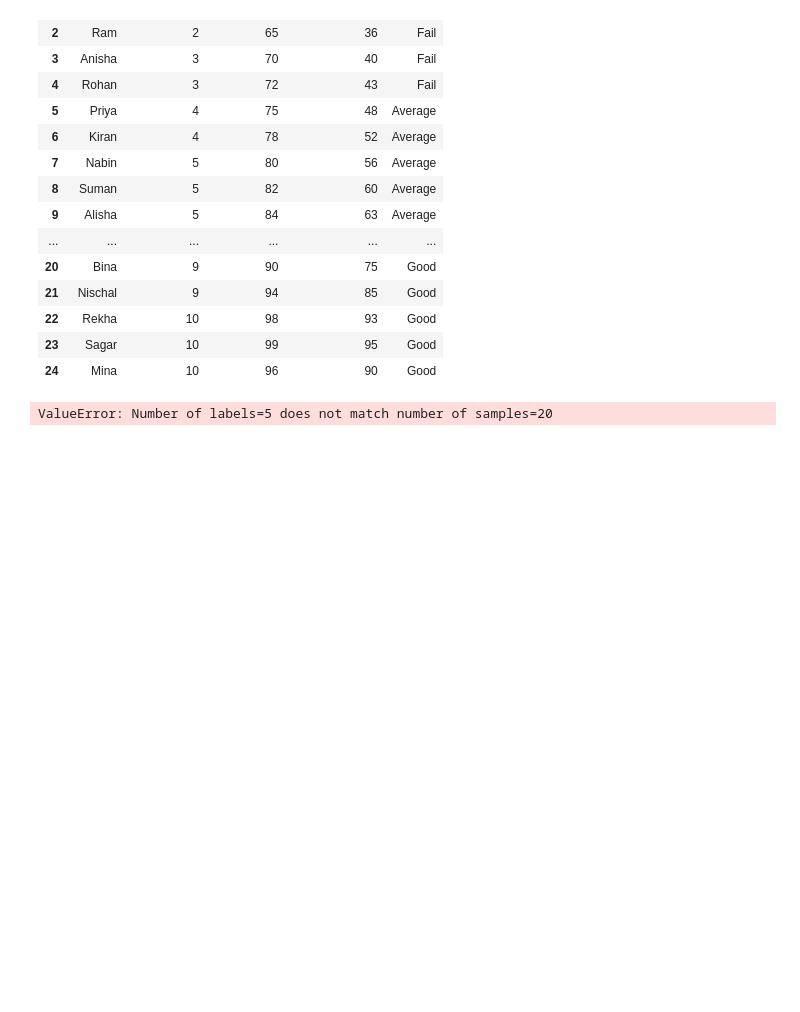
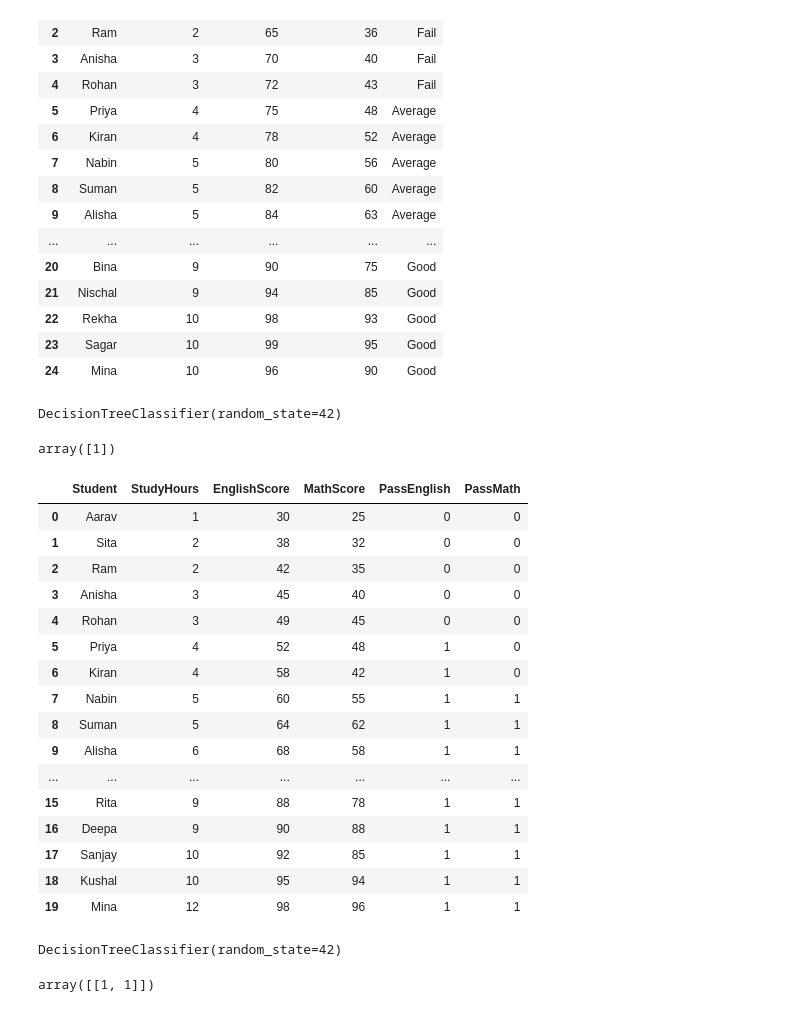
Before and after one commit to rabin-111/ai_learn_ai_udaan, a Jupyter notebook: week10/class/42.decisiontree.ipynb, the cells around one changed output. Saved outputs shown, nothing was run; the diff lists cells and outputs as text; code cells hidden in the pictures; blank space fills up the shorter version.

```diff
--- a/week10/class/42.decisiontree.ipynb
+++ b/week10/class/42.decisiontree.ipynb
@@ -58,10 +64,10 @@ X_train,y_train,X_test,y_test=train_test_split(
     X,y,test_size=0.2,random_state=42
 )
 # %%
-model2 =DecisionTreeClassifier(
+model2=DecisionTreeClassifier(
     criterion='gini',
     random_state=42
 )
-model.fit(X_train,y_train)
+model2.fit(X_train,y_train)
 # %% [output]
-ValueError: Number of labels=5 does not match number of samples=20
+DecisionTreeClassifier(random_state=42)
@@ -67,0 +80,25 @@ ValueError: Number of labels=5 does not match number of samples=20
+# %%
+model2.predict(new)
+# %% [output]
+array([1])
+# %%
+dfd=pd.read_csv('../../week9/dataset/student_multilabel.csv')
+dfd
+# %% [output]
+|  | Student | StudyHours | EnglishScore | MathScore | PassEnglish | PassMath |
+| 0 | Aarav | 1 | 30 | 25 | 0 | 0 |
+| 1 | Sita | 2 | 38 | 32 | 0 | 0 |
+| 2 | Ram | 2 | 42 | 35 | 0 | 0 |
+| 3 | Anisha | 3 | 45 | 40 | 0 | 0 |
+| 4 | Rohan | 3 | 49 | 45 | 0 | 0 |
+| 5 | Priya | 4 | 52 | 48 | 1 | 0 |
+| 6 | Kiran | 4 | 58 | 42 | 1 | 0 |
+| 7 | Nabin | 5 | 60 | 55 | 1 | 1 |
+| 8 | Suman | 5 | 64 | 62 | 1 | 1 |
+| 9 | Alisha | 6 | 68 | 58 | 1 | 1 |
+| ... | ... | ... | ... | ... | ... | ... |
+| 15 | Rita | 9 | 88 | 78 | 1 | 1 |
+| 16 | Deepa | 9 | 90 | 88 | 1 | 1 |
+| 17 | Sanjay | 10 | 92 | 85 | 1 | 1 |
+| 18 | Kushal | 10 | 95 | 94 | 1 | 1 |
+| 19 | Mina | 12 | 98 | 96 | 1 | 1 |
@@ -67,0 +112,17 @@ ValueError: Number of labels=5 does not match number of samples=20
+# %%
+model2=DecisionTreeClassifier(
+    criterion='gini',
+    random_state=42
+)
+model2.fit(X_train,y_train)
+# %% [output]
+DecisionTreeClassifier(random_state=42)
+# %%
+new =pd.DataFrame({
+    "StudyHours":[5],
+    "EnglishScore":[70],
+    "MathScore":[65]
+})
+model2.predict(new)
+# %% [output]
+array([[1, 1]])
```
Also changed, not shown: parts of 5 cells of this notebook, 1 other file.
